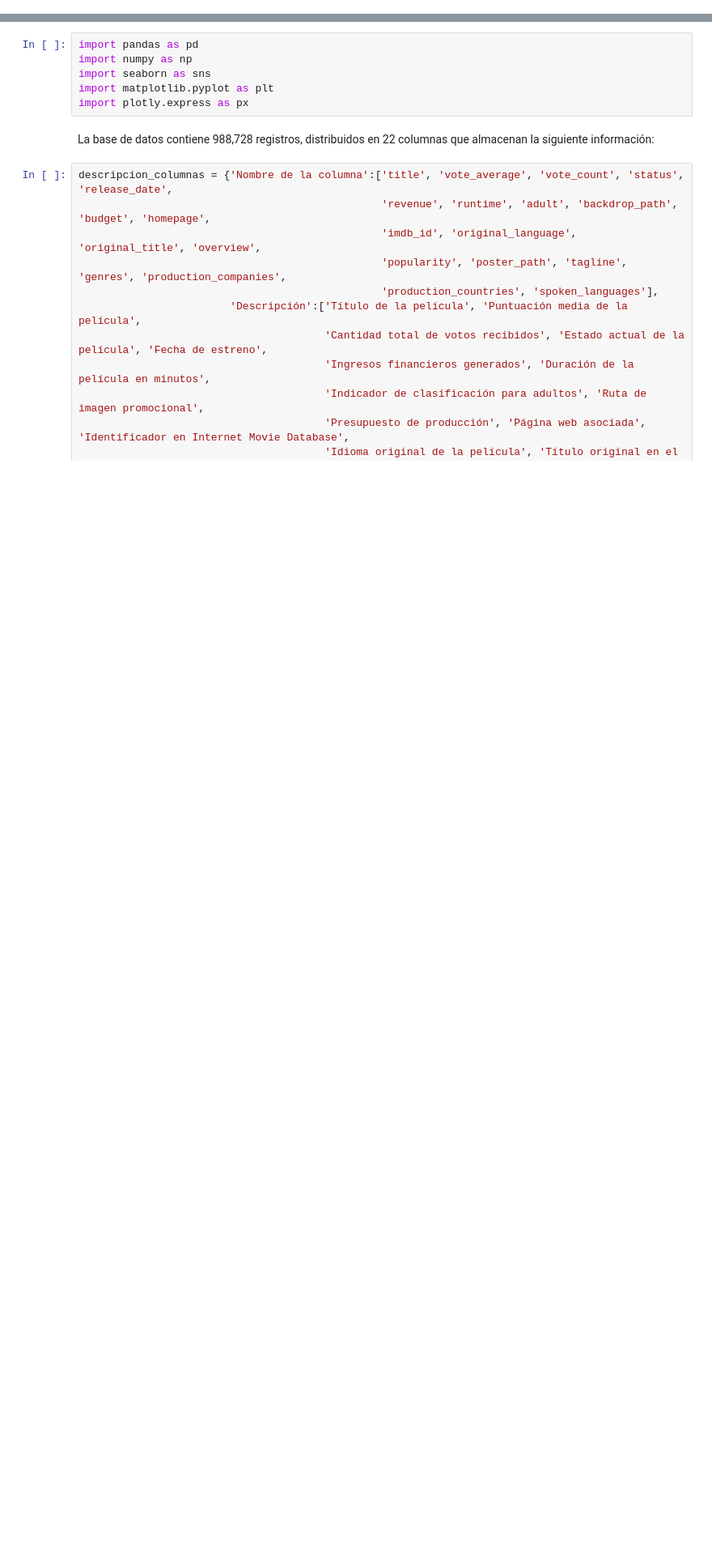
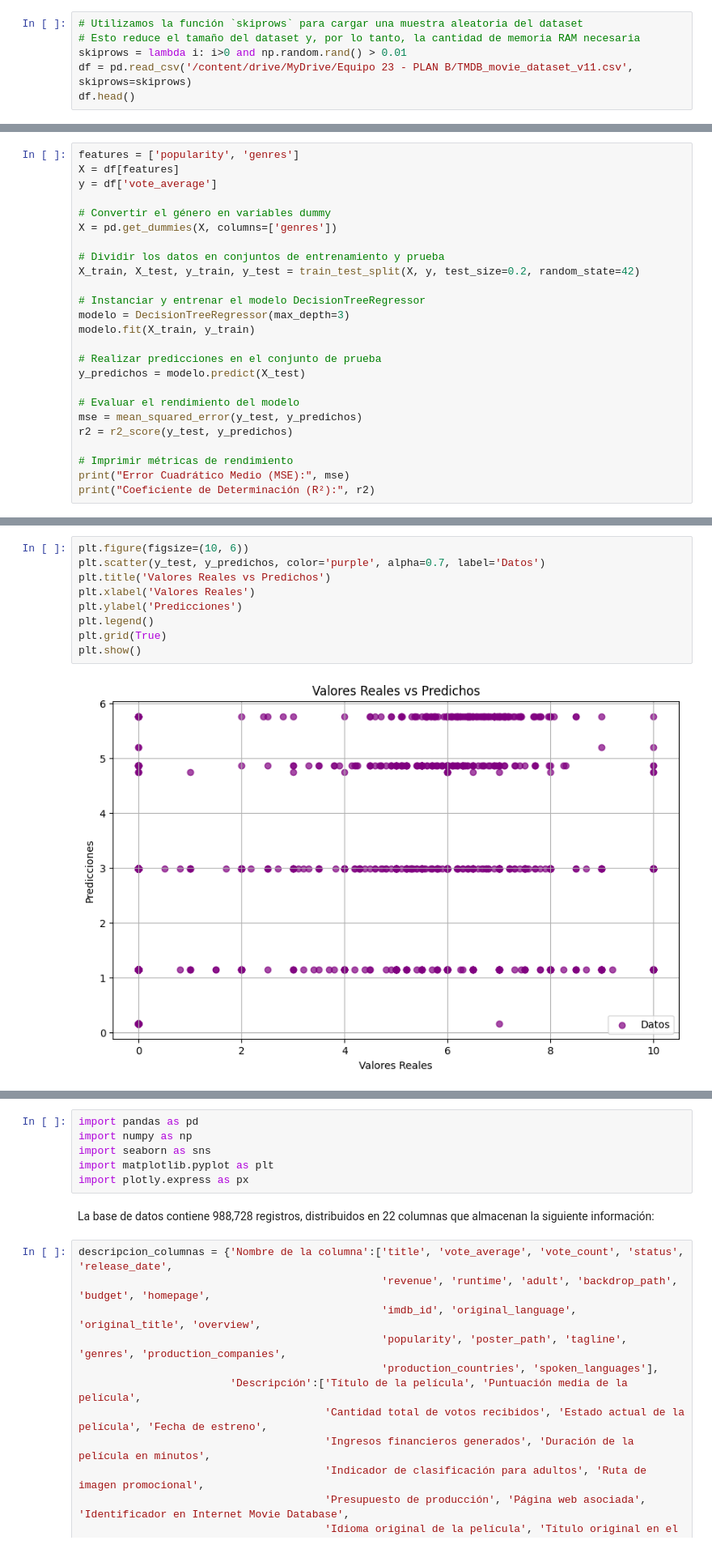
Before and after one commit to fridarivera09/proyecto_23, a Jupyter notebook: Proyecto_Equipo_23.ipynb, the cells around one changed output, grey strips where cells are left out. Shown at 81% size. Drawn from its saved outputs; the diff is of its cells as text; blank space fills up the shorter version.

```diff
--- a/Proyecto_Equipo_23.ipynb
+++ b/Proyecto_Equipo_23.ipynb
@@ -0,0 +22,6 @@
+# %%
+# Utilizamos la función `skiprows` para cargar una muestra aleatoria del dataset
+# Esto reduce el tamaño del dataset y, por lo tanto, la cantidad de memoria RAM necesaria
+skiprows = lambda i: i>0 and np.random.rand() > 0.01
+df = pd.read_csv('/content/drive/MyDrive/Equipo 23 - PLAN B/TMDB_movie_dataset_v11.csv', skiprows=skiprows)
+df.head()
@@ -0,0 +220,25 @@
+# %%
+features = ['popularity', 'genres']
+X = df[features]
+y = df['vote_average']
+
+# Convertir el género en variables dummy
+X = pd.get_dummies(X, columns=['genres'])
+
+# Dividir los datos en conjuntos de entrenamiento y prueba
+X_train, X_test, y_train, y_test = train_test_split(X, y, test_size=0.2, random_state=42)
+
+# Instanciar y entrenar el modelo DecisionTreeRegressor
+modelo = DecisionTreeRegressor(max_depth=3)
+modelo.fit(X_train, y_train)
+
+# Realizar predicciones en el conjunto de prueba
+y_predichos = modelo.predict(X_test)
+
+# Evaluar el rendimiento del modelo
+mse = mean_squared_error(y_test, y_predichos)
+r2 = r2_score(y_test, y_predichos)
+
+# Imprimir métricas de rendimiento
+print("Error Cuadrático Medio (MSE):", mse)
+print("Coeficiente de Determinación (R²):", r2)
@@ -0,0 +256,11 @@
+# %%
+plt.figure(figsize=(10, 6))
+plt.scatter(y_test, y_predichos, color='purple', alpha=0.7, label='Datos')
+plt.title('Valores Reales vs Predichos')
+plt.xlabel('Valores Reales')
+plt.ylabel('Predicciones')
+plt.legend()
+plt.grid(True)
+plt.show()
+# %% [output]
+[figure, added]
```
Also changed, not shown: parts of 33 cells of this notebook.
